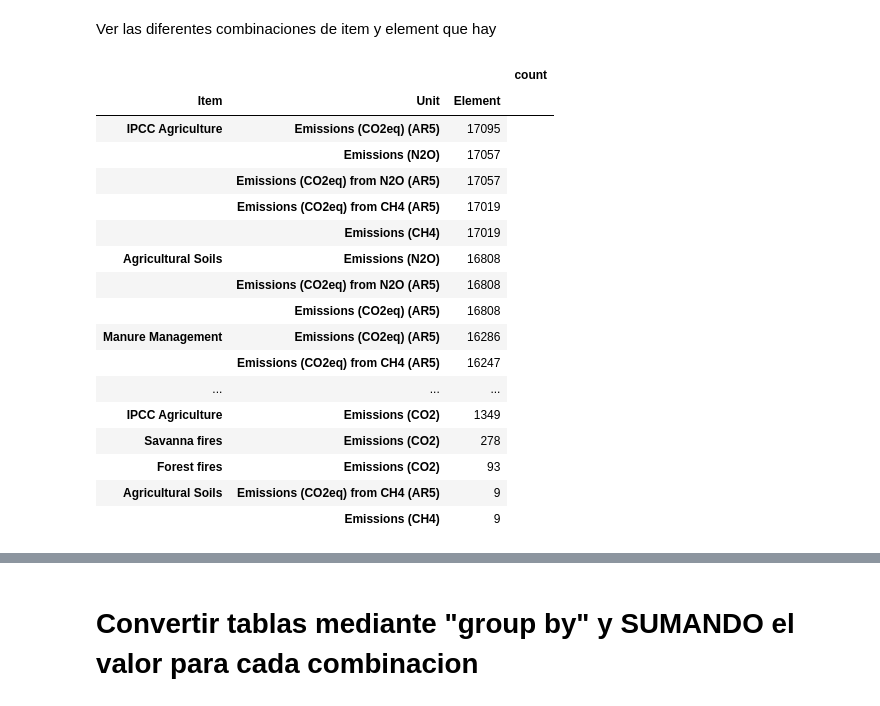
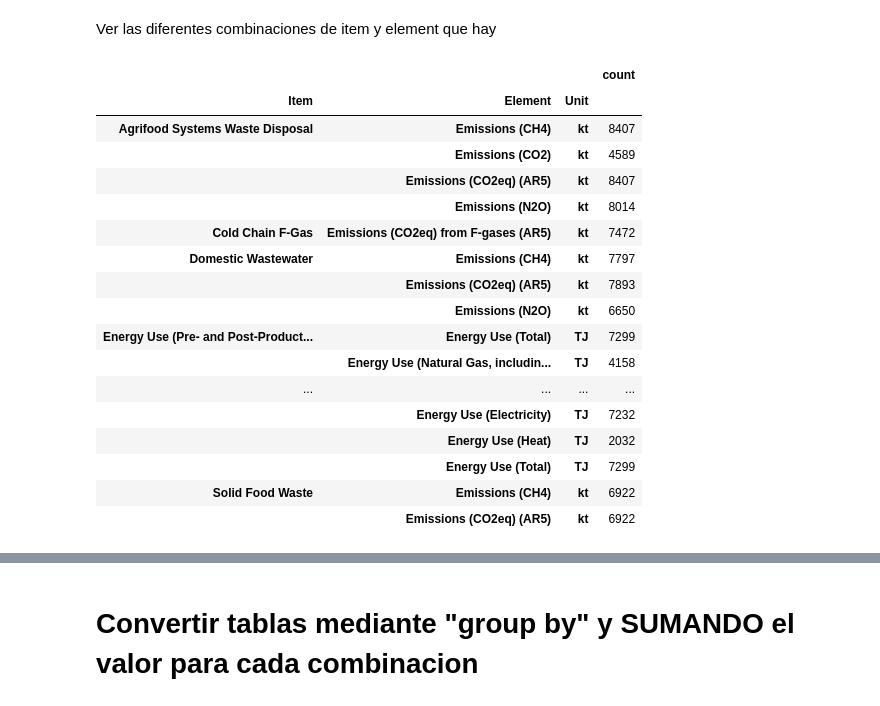
Before and after one commit to ezemriv/FAO-Food-CO2-Footprint, a Jupyter notebook: 03_groupby_extract_features.ipynb, the cells around one changed output, grey strips where cells are left out. Saved outputs shown, nothing was run; the diff lists cells and outputs as text; code cells hidden in the pictures.

```diff
--- a/03_groupby_extract_features.ipynb
+++ b/03_groupby_extract_features.ipynb
@@ -20,7 +21,7 @@ def read_CSV (numero):
     if numero < 10:
         numero = "0" + str(numero) # Añade un cero al principio si el número es menor a 10
 
-    pattern = f"data//all_raw//{str(numero)}-*All_Data_(Normalized).zip"
+    pattern = f"data//FAOSTAT//all_raw//{str(numero)}-*All_Data_(Normalized).zip"
     matching_files = glob.glob(pattern)
 
     if not matching_files:
@@ -29,7 +30,7 @@ def read_CSV (numero):
 
     return matching_files[0] # Selecciona el primer archivo que coincida con el patrón
 # %%
-zip_path = read_CSV(26) # pasar el número de archivo que se quiere leer de "all_raw"
+zip_path = read_CSV(17) # pasar el número de archivo que se quiere leer de "all_raw"
 
 # Initialize an empty DataFrame
 df = pd.DataFrame()
@@ -87,23 +80,23 @@ df.sample(10)
 Ver las diferentes combinaciones de item y element que hay
 # %%
 pd.set_option('display.max_rows', None)
-df.groupby(['Item',"Unit"])['Element'].value_counts().to_frame().sort_values(by = 'count', ascending=False)
+df.groupby(['Item',"Element"])["Unit"].value_counts().to_frame().sort_values(by = 'Item', ascending=True)
 # %% [output]
 |  |  |  | count |
-| Item | Unit | Element |  |
-| IPCC Agriculture | Emissions (CO2eq) (AR5) | 17095 |
-|  | Emissions (N2O) | 17057 |
-|  | Emissions (CO2eq) from N2O (AR5) | 17057 |
-|  | Emissions (CO2eq) from CH4 (AR5) | 17019 |
-|  | Emissions (CH4) | 17019 |
-| Agricultural Soils | Emissions (N2O) | 16808 |
-|  | Emissions (CO2eq) from N2O (AR5) | 16808 |
-|  | Emissions (CO2eq) (AR5) | 16808 |
-| Manure Management | Emissions (CO2eq) (AR5) | 16286 |
-|  | Emissions (CO2eq) from CH4 (AR5) | 16247 |
-| ... | ... | ... |
-| IPCC Agriculture | Emissions (CO2) | 1349 |
-| Savanna fires | Emissions (CO2) | 278 |
-| Forest fires | Emissions (CO2) | 93 |
-| Agricultural Soils | Emissions (CO2eq) from CH4 (AR5) | 9 |
-|  | Emissions (CH4) | 9 |
+| Item | Element | Unit |  |
+| Agrifood Systems Waste Disposal | Emissions (CH4) | kt | 8407 |
+|  | Emissions (CO2) | kt | 4589 |
+|  | Emissions (CO2eq) (AR5) | kt | 8407 |
+|  | Emissions (N2O) | kt | 8014 |
+| Cold Chain F-Gas | Emissions (CO2eq) from F-gases (AR5) | kt | 7472 |
+| Domestic Wastewater | Emissions (CH4) | kt | 7797 |
+|  | Emissions (CO2eq) (AR5) | kt | 7893 |
+|  | Emissions (N2O) | kt | 6650 |
+| Energy Use (Pre- and Post-Product... | Energy Use (Total) | TJ | 7299 |
+|  | Energy Use (Natural Gas, includin... | TJ | 4158 |
+| ... | ... | ... | ... |
+|  | Energy Use (Electricity) | TJ | 7232 |
+|  | Energy Use (Heat) | TJ | 2032 |
+|  | Energy Use (Total) | TJ | 7299 |
+| Solid Food Waste | Emissions (CH4) | kt | 6922 |
+|  | Emissions (CO2eq) (AR5) | kt | 6922 |
```
Also changed, not shown: parts of 10 cells of this notebook, 6 other files.
